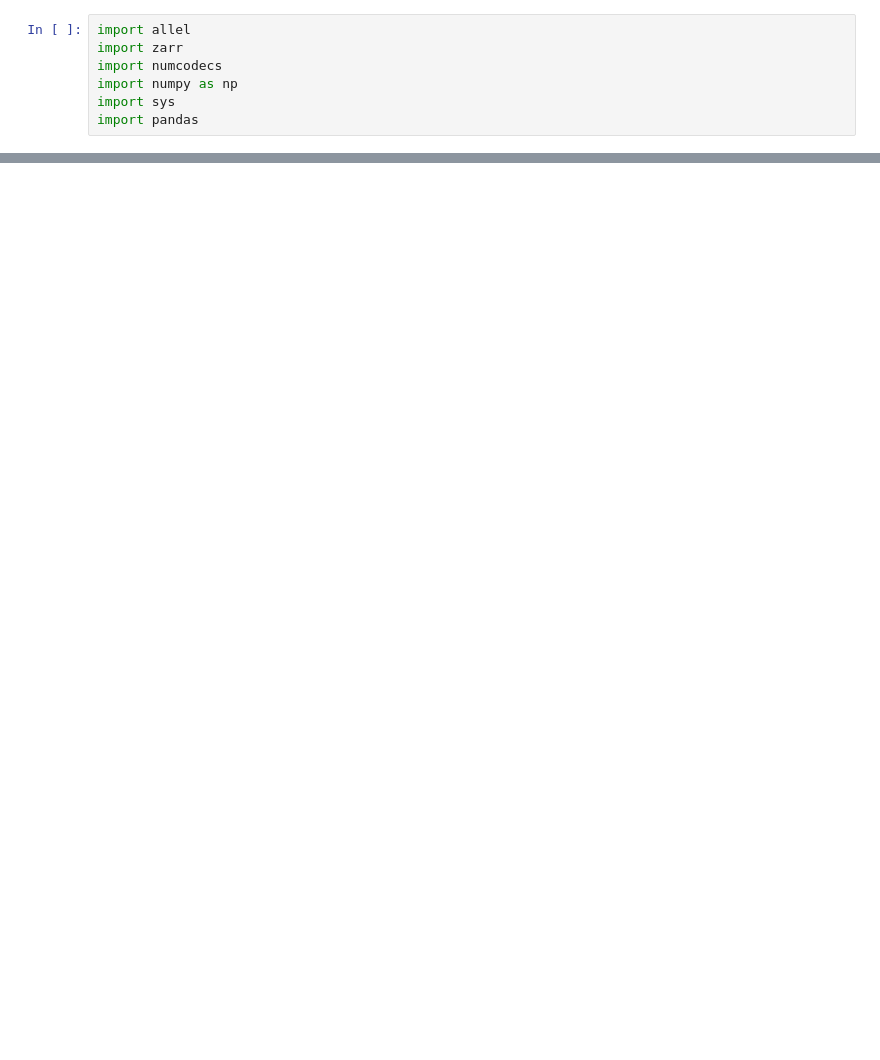
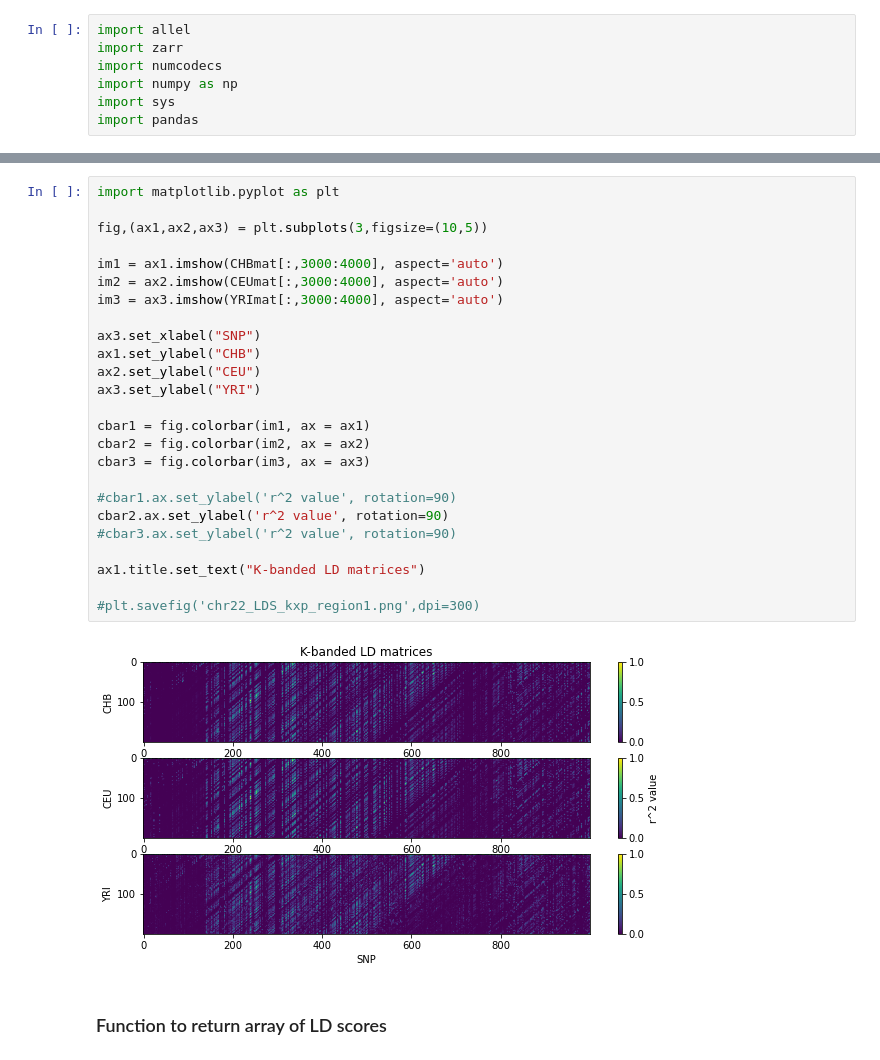
Before and after one commit to achyutha11/geo_LD_viz_v2, a Jupyter notebook: doc/notebooks/kxpexp.ipynb, the cells around one changed output, grey strips where cells are left out. Saved outputs shown, nothing was run; the diff lists cells and outputs as text; blank space fills up the shorter version.

```diff
--- a/doc/notebooks/kxpexp.ipynb
+++ b/doc/notebooks/kxpexp.ipynb
@@ -356,0 +26,29 @@ array([[1.        , 0.62616512],
+# %%
+import matplotlib.pyplot as plt
+
+fig,(ax1,ax2,ax3) = plt.subplots(3,figsize=(10,5))
+
+im1 = ax1.imshow(CHBmat[:,3000:4000], aspect='auto')
+im2 = ax2.imshow(CEUmat[:,3000:4000], aspect='auto')
+im3 = ax3.imshow(YRImat[:,3000:4000], aspect='auto')
+
+ax3.set_xlabel("SNP")
+ax1.set_ylabel("CHB")
+ax2.set_ylabel("CEU")
+ax3.set_ylabel("YRI")
+
+cbar1 = fig.colorbar(im1, ax = ax1)
+cbar2 = fig.colorbar(im2, ax = ax2)
+cbar3 = fig.colorbar(im3, ax = ax3)
+
+#cbar1.ax.set_ylabel('r^2 value', rotation=90)
+cbar2.ax.set_ylabel('r^2 value', rotation=90)
+#cbar3.ax.set_ylabel('r^2 value', rotation=90)
+
+ax1.title.set_text("K-banded LD matrices")
+
+#plt.savefig('chr22_LDS_kxp_region1.png',dpi=300)
+# %% [output]
+[figure, added]
+# %% [markdown]
+### Function to return array of LD scores
```
Also changed, not shown: parts of 37 cells of this notebook, 1 other file.
